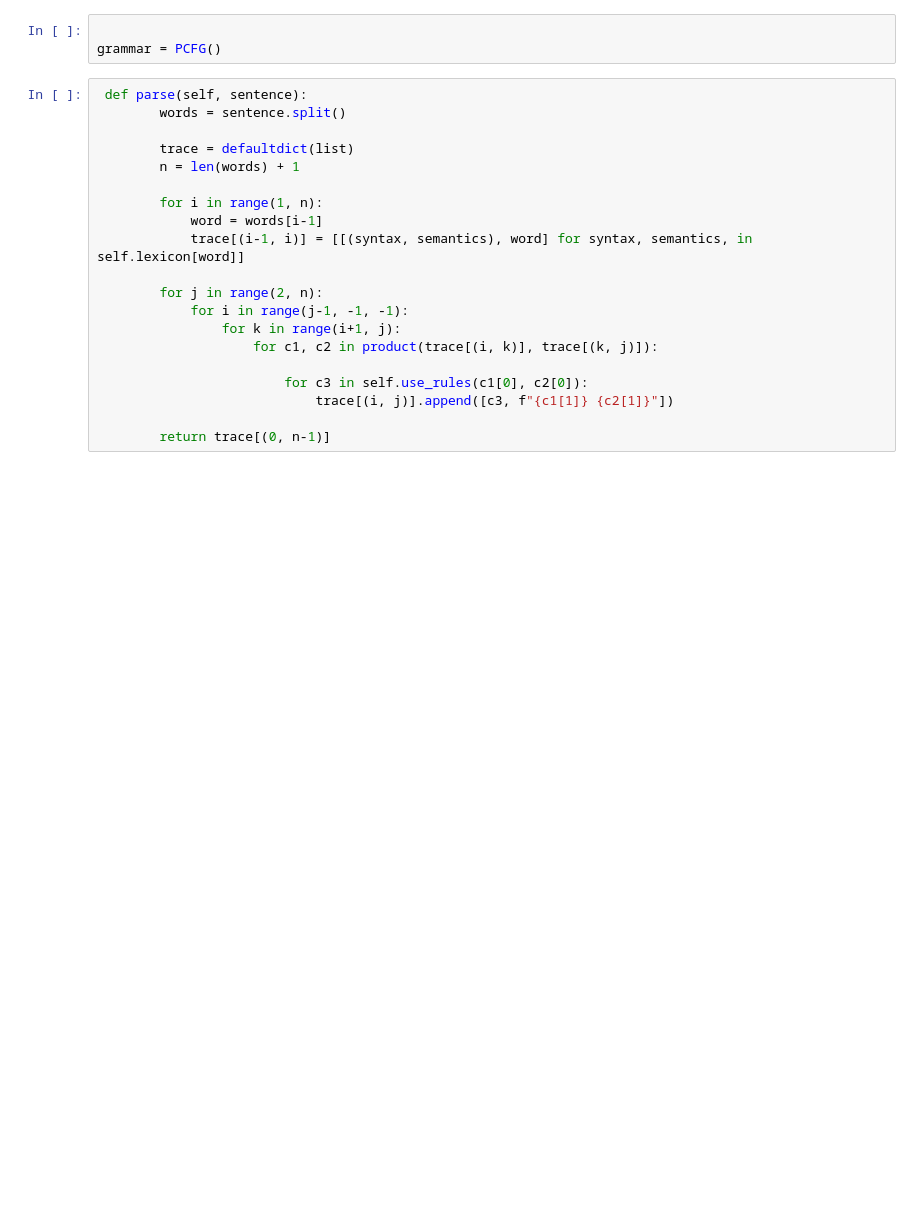
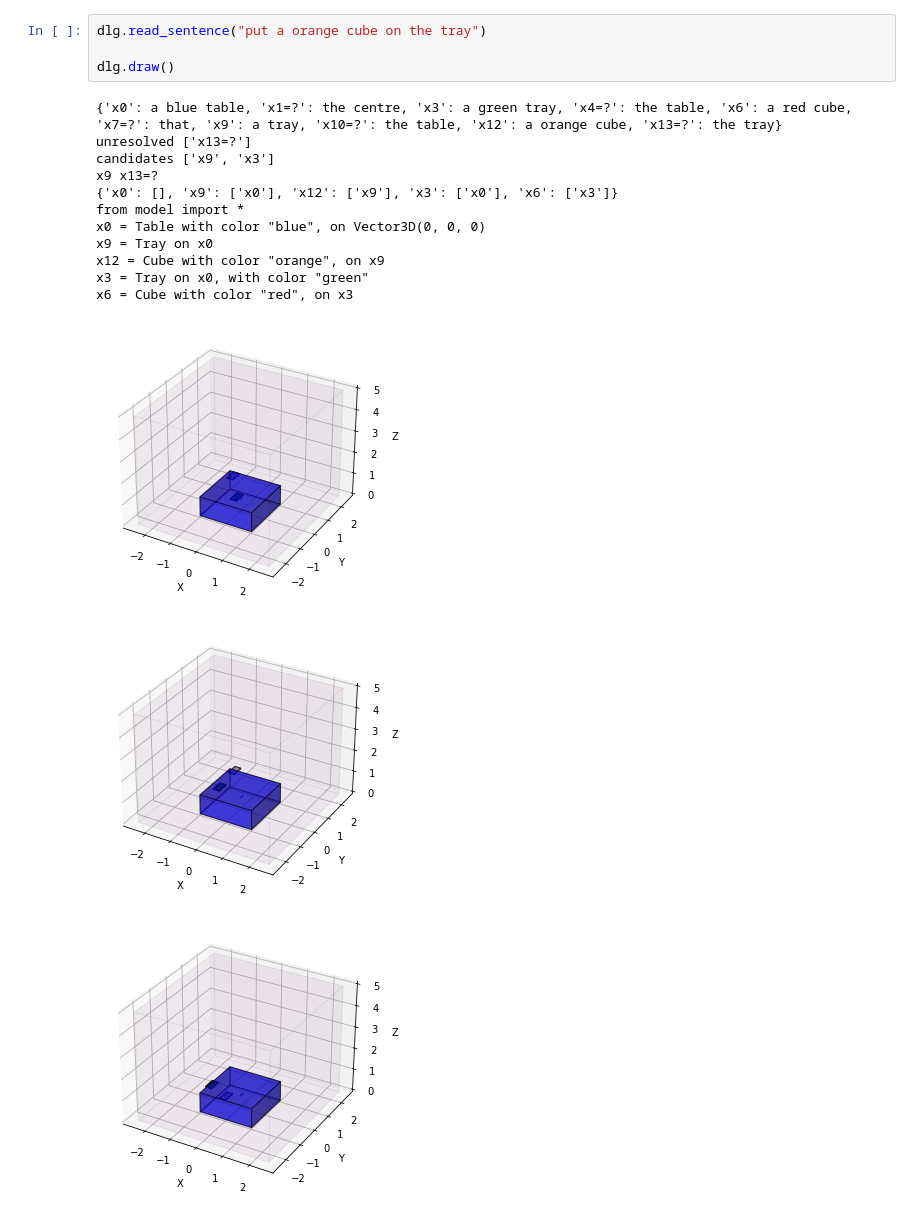
Before and after one commit to mappelgren/TAS-ProbRoBNLP, a Jupyter notebook: notebooks/Untitled1.ipynb, the cells around one changed output. Saved outputs shown, nothing was run; the diff lists cells and outputs as text; blank space fills up the shorter version.

```diff
--- a/notebooks/Untitled1.ipynb
+++ b/notebooks/Untitled1.ipynb
@@ -614,23 +94,19 @@ list(get_words_and_tags('put a cup on the table'))
-# %%
-
-grammar = PCFG()
-# %%
- def parse(self, sentence):
-        words = sentence.split()
-
-        trace = defaultdict(list)
-        n = len(words) + 1
-
-        for i in range(1, n):
-            word = words[i-1]
-            trace[(i-1, i)] = [[(syntax, semantics), word] for syntax, semantics, in self.lexicon[word]]
-
-        for j in range(2, n):
-            for i in range(j-1, -1, -1):
-                for k in range(i+1, j):
-                    for c1, c2 in product(trace[(i, k)], trace[(k, j)]):
-
-                        for c3 in self.use_rules(c1[0], c2[0]):
-                            trace[(i, j)].append([c3, f"{c1[1]} {c2[1]}"])
-
-        return trace[(0, n-1)]
+# %%
+dlg.read_sentence("put a orange cube on the tray")
+
+dlg.draw()
+# %% [output]
+{'x0': a blue table, 'x1=?': the centre, 'x3': a green tray, 'x4=?': the table, 'x6': a red cube, 'x7=?': that, 'x9': a tray, 'x10=?': the table, 'x12': a orange cube, 'x13=?': the tray}
+unresolved ['x13=?']
+candidates ['x9', 'x3']
+x9 x13=?
+{'x0': [], 'x9': ['x0'], 'x12': ['x9'], 'x3': ['x0'], 'x6': ['x3']}
+from model import *
+x0 = Table with color "blue", on Vector3D(0, 0, 0)
+x9 = Tray on x0
+x12 = Cube with color "orange", on x9
+x3 = Tray on x0, with color "green"
+x6 = Cube with color "red", on x3
+[figure, added]
+[figure, added]
+[figure, added]
```
Also changed, not shown: parts of 20 cells of this notebook, 36 other files.
